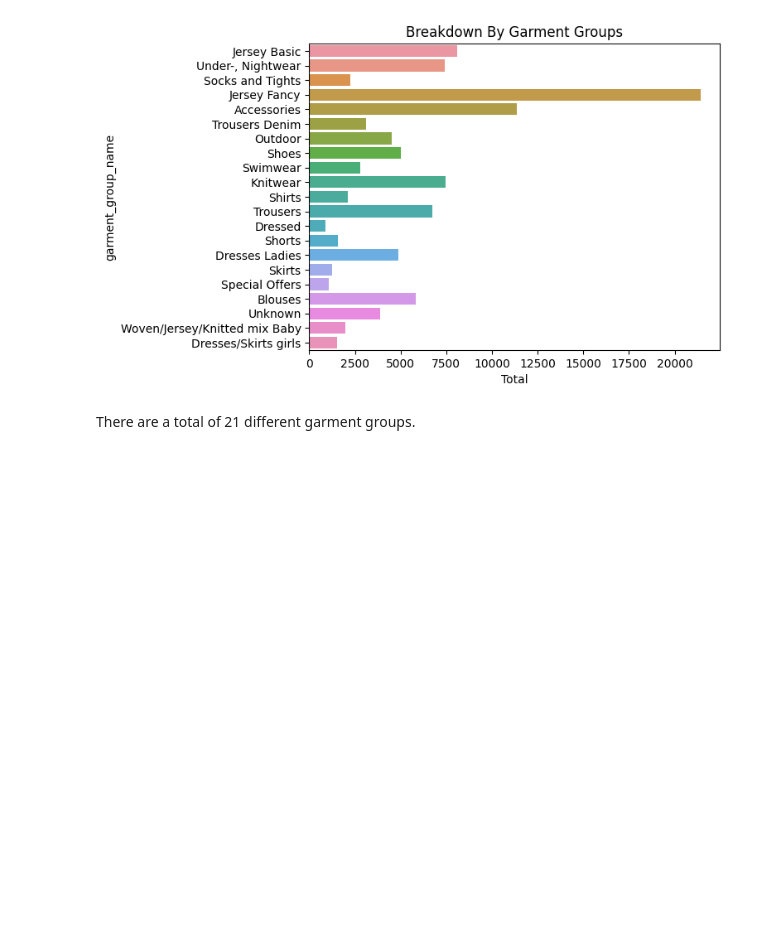
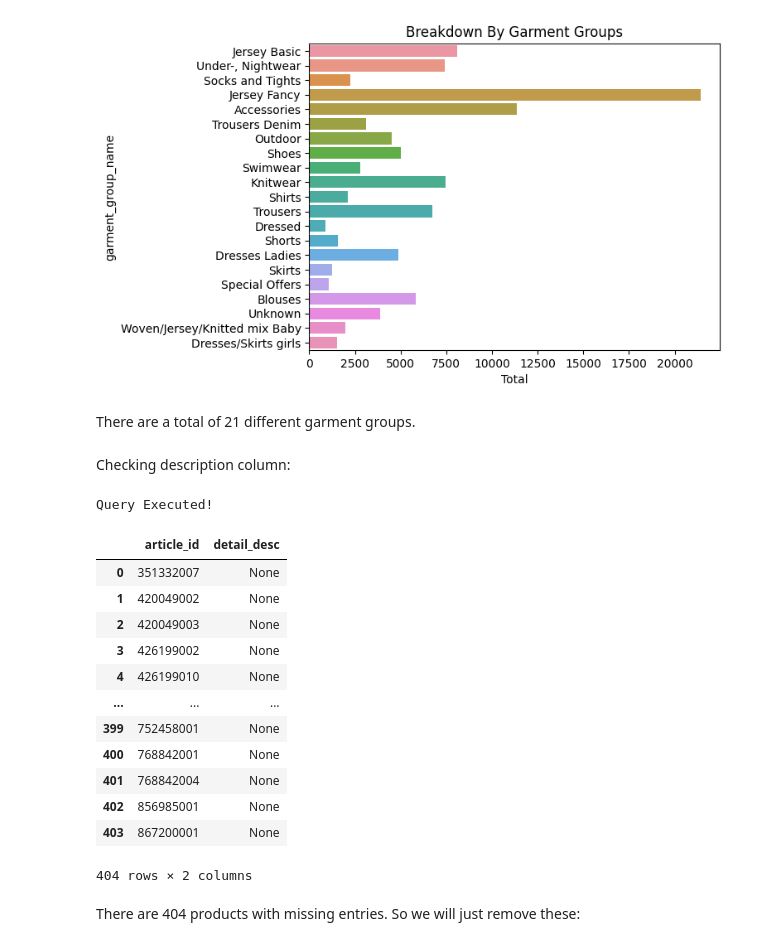
Before and after one commit to ALvee-611/RECBuildPlan, a Jupyter notebook: 2. Notebooks/articles_EDA.ipynb, the cells around one changed output. Cells and saved outputs as stored; diff of their text form; code cells hidden in the pictures; blank space fills up the shorter version.

```diff
--- a/2. Notebooks/articles_EDA.ipynb
+++ b/2. Notebooks/articles_EDA.ipynb
@@ -19,7 +19,7 @@ port = config['mysql']['port']
 # %%
 def read_query(query):
     engine = create_engine(f'mysql+pymysql://{user}:{password}@{host}:{port}/{database}')
-    df = pd.read_sql(query, con=engine)
+    df = pd.read_sql_query(sql = sql_text(query), con=engine.connect())
     print('Query Executed!')
     return df
 # %% [markdown]
@@ -304,3 +304,38 @@ plt.show()
 [figure]
 # %% [markdown]
 There are a total of 21 different garment groups.
+# %% [markdown]
+Checking description column:
+# %%
+q = """
+SELECT
+    article_id, detail_desc
+FROM
+    articles_processed
+WHERE
+    detail_desc IS NULL;
+"""
+def read_query(query):
+    engine = create_engine(f'mysql+pymysql://{user}:{password}@{host}:{port}/{database}')
+    df = pd.read_sql_query(sql = sql_text(query), con=engine.connect())
+    print('Query Executed!')
+    return df
+
+read_query(q)
+# %% [output]
+Query Executed!
+|  | article_id | detail_desc |
+| 0 | 351332007 | None |
+| 1 | 420049002 | None |
+| 2 | 420049003 | None |
+| 3 | 426199002 | None |
+| 4 | 426199010 | None |
+| ... | ... | ... |
+| 399 | 752458001 | None |
+| 400 | 768842001 | None |
+| 401 | 768842004 | None |
+| 402 | 856985001 | None |
+| 403 | 867200001 | None |
+404 rows × 2 columns
+# %% [markdown]
+There are 404 products with missing entries. So we will just remove these:
```
Also changed, not shown: parts of 7 cells of this notebook, 37 other files.
